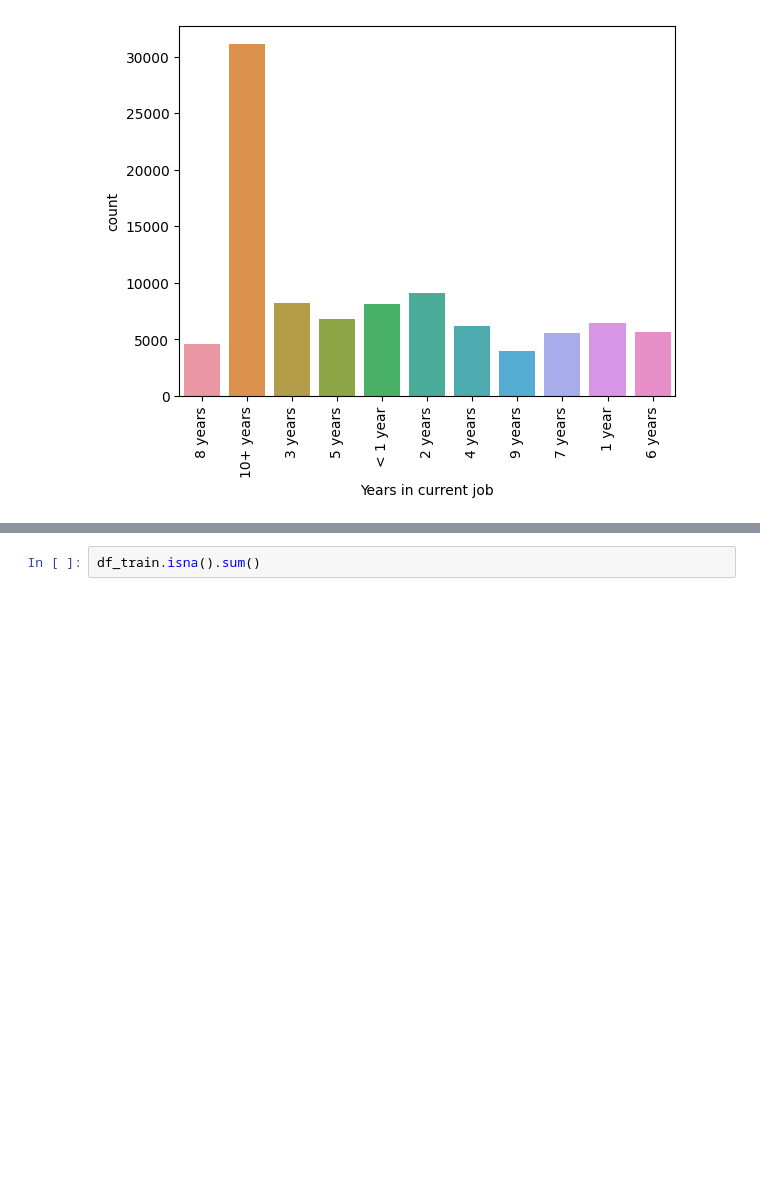
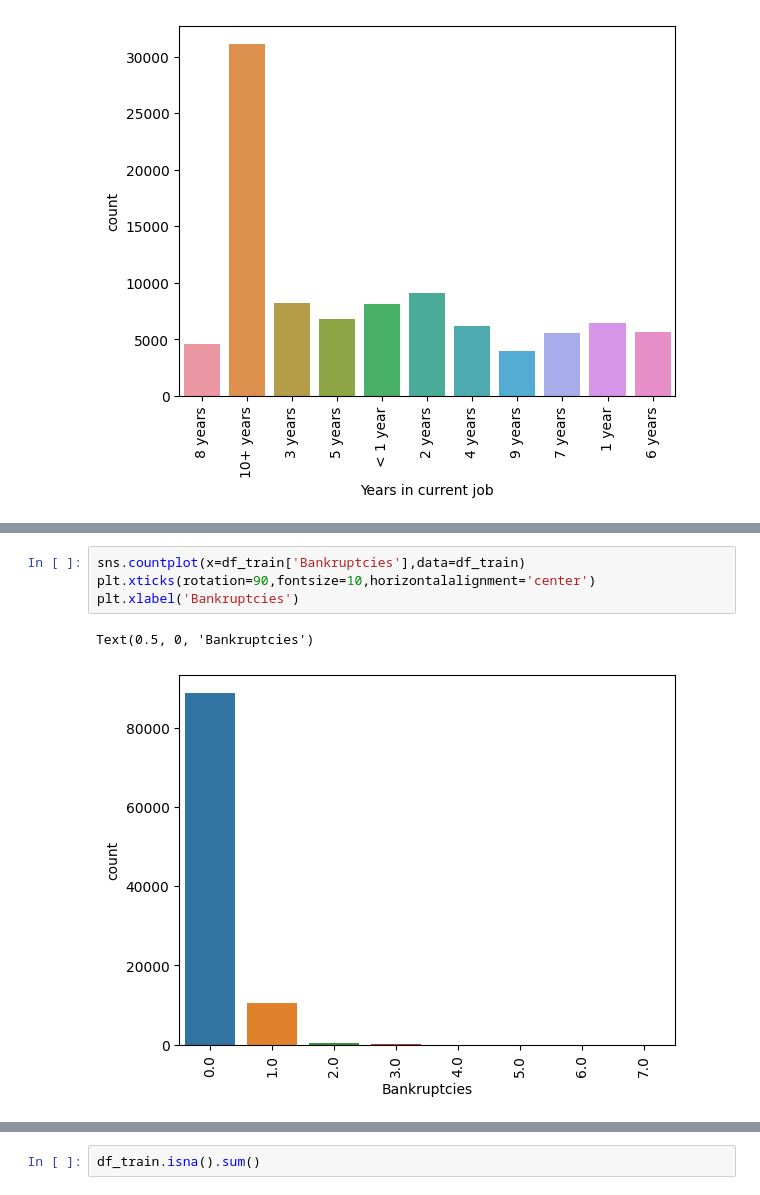
Before and after one commit to abideen-olawuwo/loancredit, a Jupyter notebook: credit.ipynb, the cells around one changed output, grey strips where cells are left out. Saved outputs shown, nothing was run; the diff lists cells and outputs as text; blank space fills up the shorter version.

```diff
--- a/credit.ipynb
+++ b/credit.ipynb
@@ -235,0 +252,7 @@ dtype: int64
+# %%
+sns.countplot(x=df_train['Bankruptcies'],data=df_train)
+plt.xticks(rotation=90,fontsize=10,horizontalalignment='center')
+plt.xlabel('Bankruptcies')
+# %% [output]
+Text(0.5, 0, 'Bankruptcies')
+[figure, added]
```
Also changed, not shown: parts of 24 cells of this notebook.
